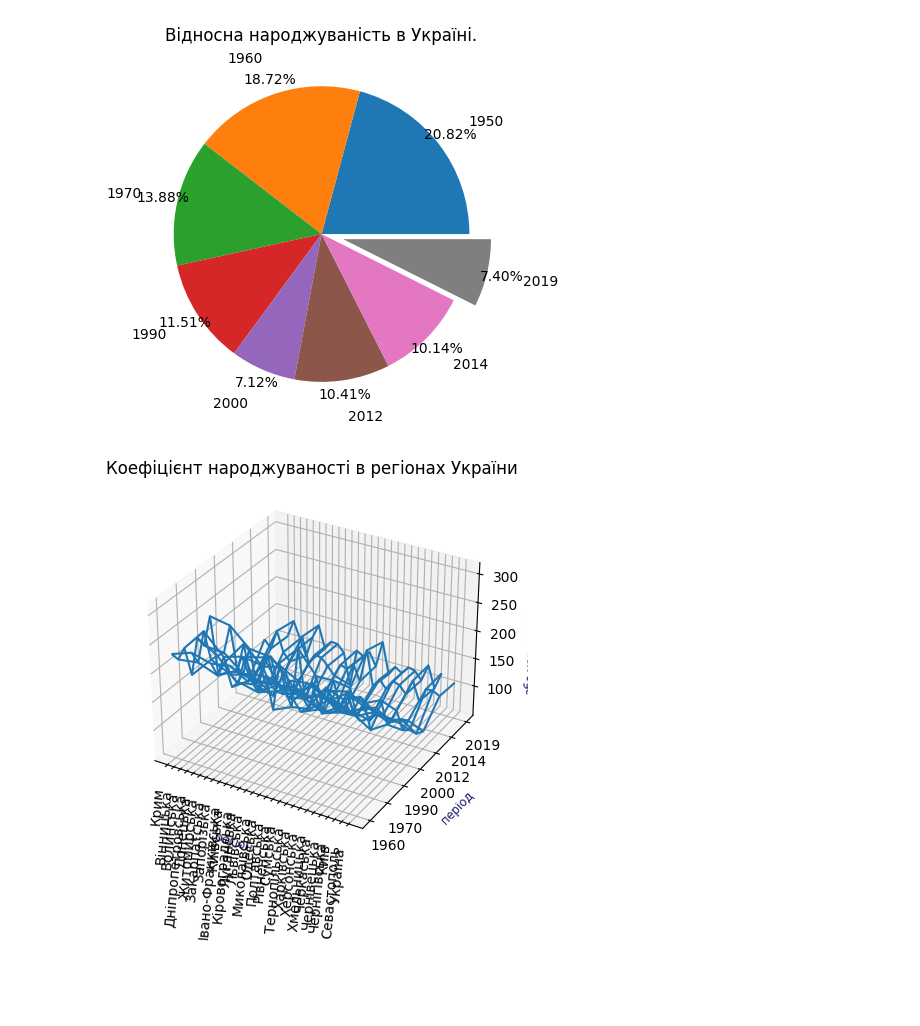
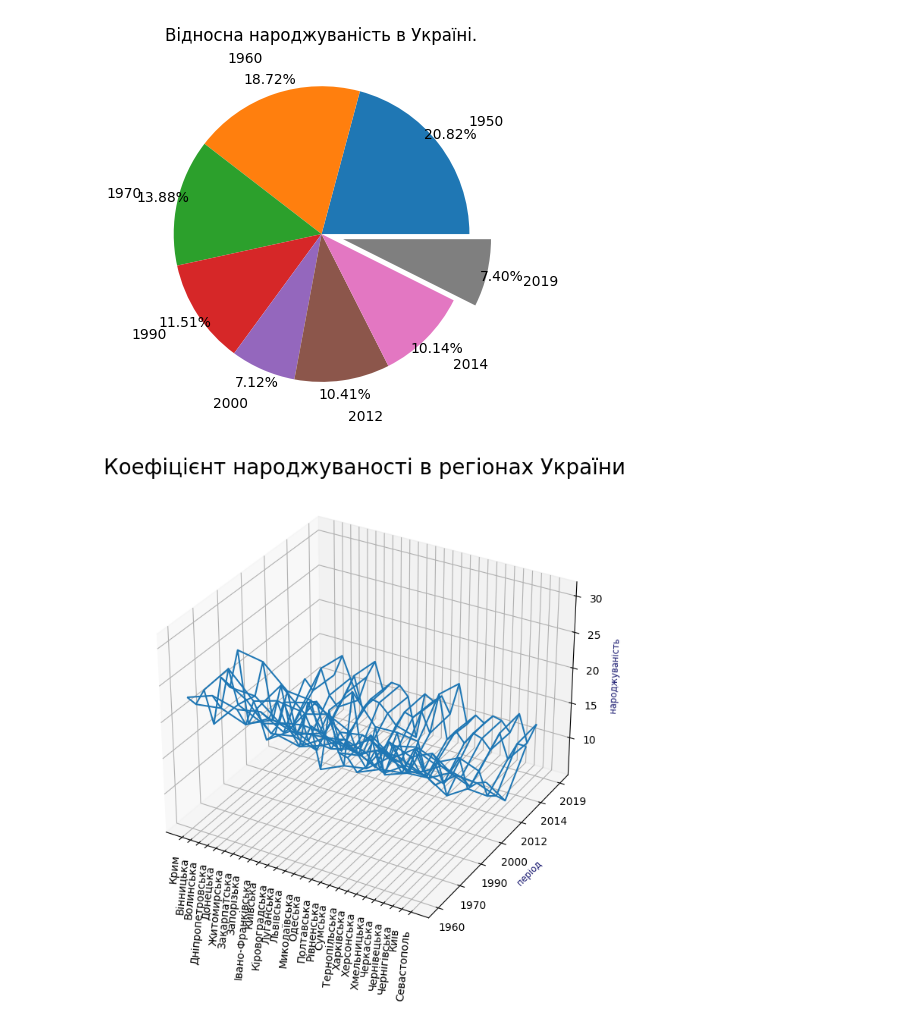
Before and after one commit to AndriyBatig1992/DATA_Homework2-, a Jupyter notebook: Hw2.1.ipynb, the cells around one changed output. Saved outputs shown, nothing was run; the diff lists cells and outputs as text; code cells hidden in the pictures; blank space fills up the shorter version.

```diff
--- a/Hw2.1.ipynb
+++ b/Hw2.1.ipynb
@@ -9,6 +9,7 @@ import pandas as pd
 p1 = pd.read_html(
     io='https://uk.wikipedia.org/wiki/%D0%9D%D0%B0%D1%81%D0%B5%D0%BB%D0%B5%D0%BD%D0%BD%D1%8F_%D0%A3%D0%BA%D1%80%D0%B0%D1%97%D0%BD%D0%B8',
     match='Коефіцієнт народжуваності в регіонах',
+    thousands="", decimal=','
 )
 # %%
 #Визначте кількість рядків та стовпців у датафреймі
@@ -231,27 +231,27 @@ plt.show()
 # %% [output]
 [figure]
 # %%
-fig = plt.figure()
+fig = plt.figure(figsize=(14, 8))
 ax = fig.add_subplot(projection="3d")
 
 xl = np.array(table['Регіон'])
 yl = np.array(table.columns)[1:]
 plt.xticks(ticks=np.arange(0, xl.shape[0]), labels=xl, rotation=85)
 plt.yticks(ticks=np.arange(0, yl.shape[0]), labels=yl)
-plt.xlabel('регіон', fontsize='small', color='midnightblue')
+plt.xlabel(' ', fontsize='small', color='midnightblue')
 plt.ylabel('період', fontsize='small', color='midnightblue')
-ax.set_zlabel('абс.народжуваність', fontsize='small', color='midnightblue')
-plt.title('Коефіцієнт народжуваності в регіонах України', fontsize=12)
+ax.set_zlabel('народжуваність', fontsize='small', color='midnightblue')
+plt.title('Коефіцієнт народжуваності в регіонах України', fontsize=20)
 
 x, y = np.meshgrid(
     np.arange(0, xl.shape[0]), np.arange(1, yl.shape[0]))
 
 ax.plot_wireframe(
                   x,
                   y,
                   table.to_numpy()[x, y],
                   )
 
 plt.show()
 # %% [output]
-[figure, old version]
+[figure, new version]
```
Also changed, not shown: parts of 11 cells of this notebook, 2 other files.
